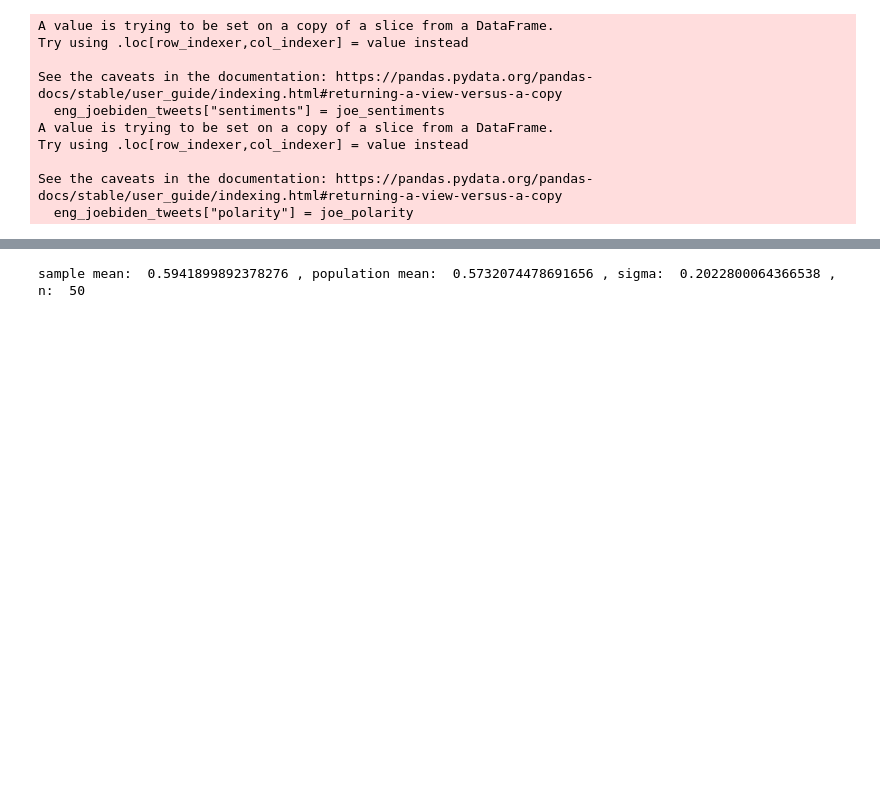
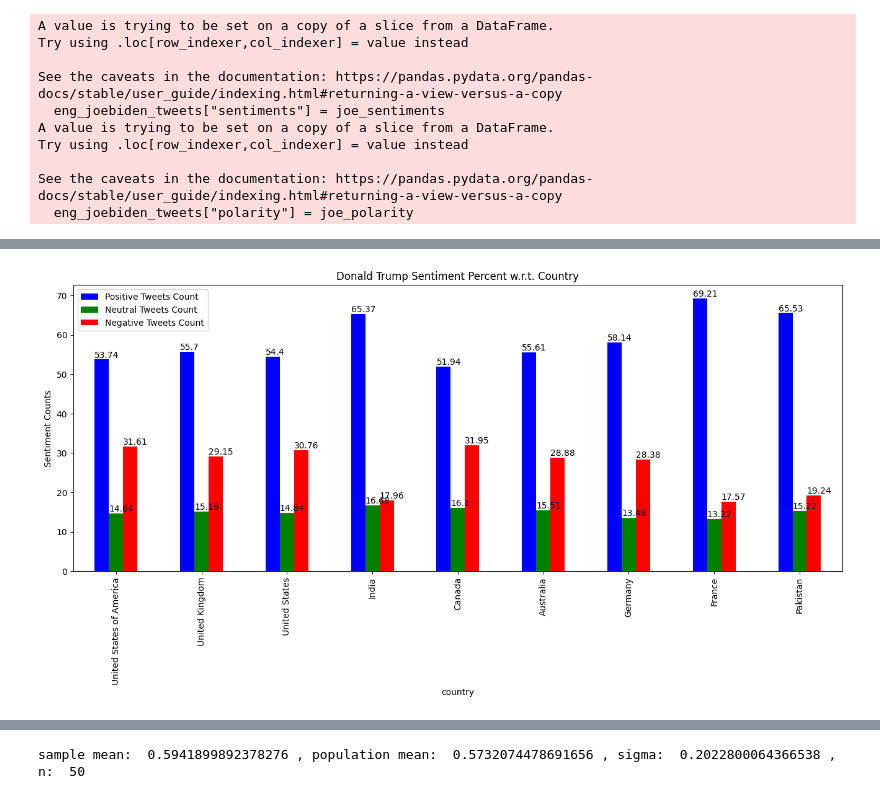
Before and after one commit to adityaaggupta2017/Data_Science_Project, a Jupyter notebook: main.ipynb, the cells around one changed output, grey strips where cells are left out. Cells and saved outputs as stored; diff of their text form; code cells hidden in the pictures; blank space fills up the shorter version.

```diff
--- a/main.ipynb
+++ b/main.ipynb
@@ -845,0 +866,6 @@ See the caveats in the documentation: https://pandas.pydata.org/pandas-docs/stab
+# %%
+trump_countries = frame[frame.iloc[:, 0] >= 1].index
+# %%
+trump_countrywise_tweets = eng_tweet_trump[eng_tweet_trump["country"].isin(trump_countries)][["country","sentiments","tweet"]]
+# %%
+trump_countrywise_tweets_count = trump_countrywise_tweets.groupby(["country", "sentiments"]).count()
@@ -845,0 +899,12 @@ See the caveats in the documentation: https://pandas.pydata.org/pandas-docs/stab
+# %%
+pp = (df_trump_countrywise_sentiments["Positive Tweets Count"] / (df_trump_countrywise_sentiments["Positive Tweets Count"] +df_trump_countrywise_sentiments["Neutral Tweets Count"]+df_trump_countrywise_sentiments["Negative Tweets Count"]))*100
+
+nup = (df_trump_countrywise_sentiments["Neutral Tweets Count"] / (df_trump_countrywise_sentiments["Positive Tweets Count"] +df_trump_countrywise_sentiments["Neutral Tweets Count"]+df_trump_countrywise_sentiments["Negative Tweets Count"]))*100
+
+np = (df_trump_countrywise_sentiments["Negative Tweets Count"] / (df_trump_countrywise_sentiments["Positive Tweets Count"] +df_trump_countrywise_sentiments["Neutral Tweets Count"]+df_trump_countrywise_sentiments["Negative Tweets Count"]))*100
+
+df_trump_countrywise_sentiments["Positive Tweets Count"] = pp
+
+df_trump_countrywise_sentiments["Neutral Tweets Count"] = nup
+
+df_trump_countrywise_sentiments["Negative Tweets Count"] = np
@@ -845,0 +958,9 @@ See the caveats in the documentation: https://pandas.pydata.org/pandas-docs/stab
+# %%
+plot = df_trump_countrywise_sentiments.plot(kind="bar",figsize=(16,6),color=["blue","Green","red"])
+
+plt.title("Donald Trump Sentiment Percent w.r.t. Country")
+plt.ylabel("Sentiment Counts")
+for p in plot.patches:
+  plot.annotate(str(p.get_height().round(decimals=2)), (p.get_x(), p.get_height()+0.5 ))
+# %% [output]
+[figure, added]
```
Also changed, not shown: parts of 46 cells of this notebook.
